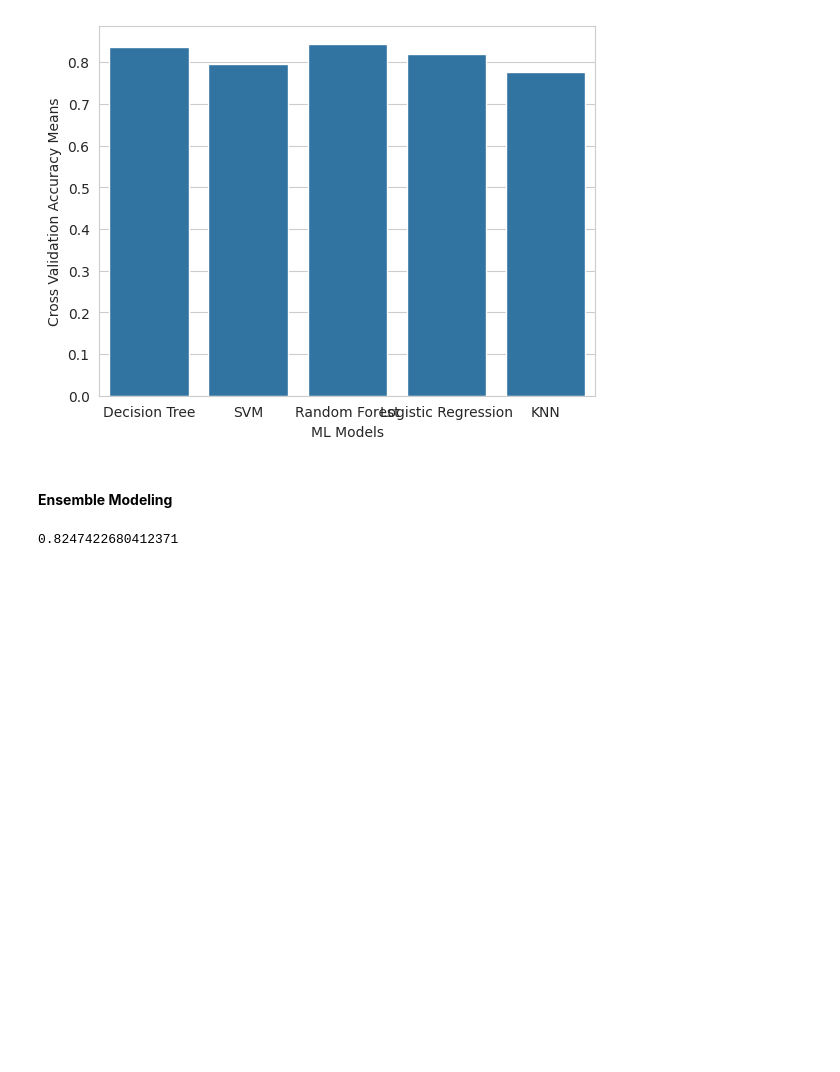
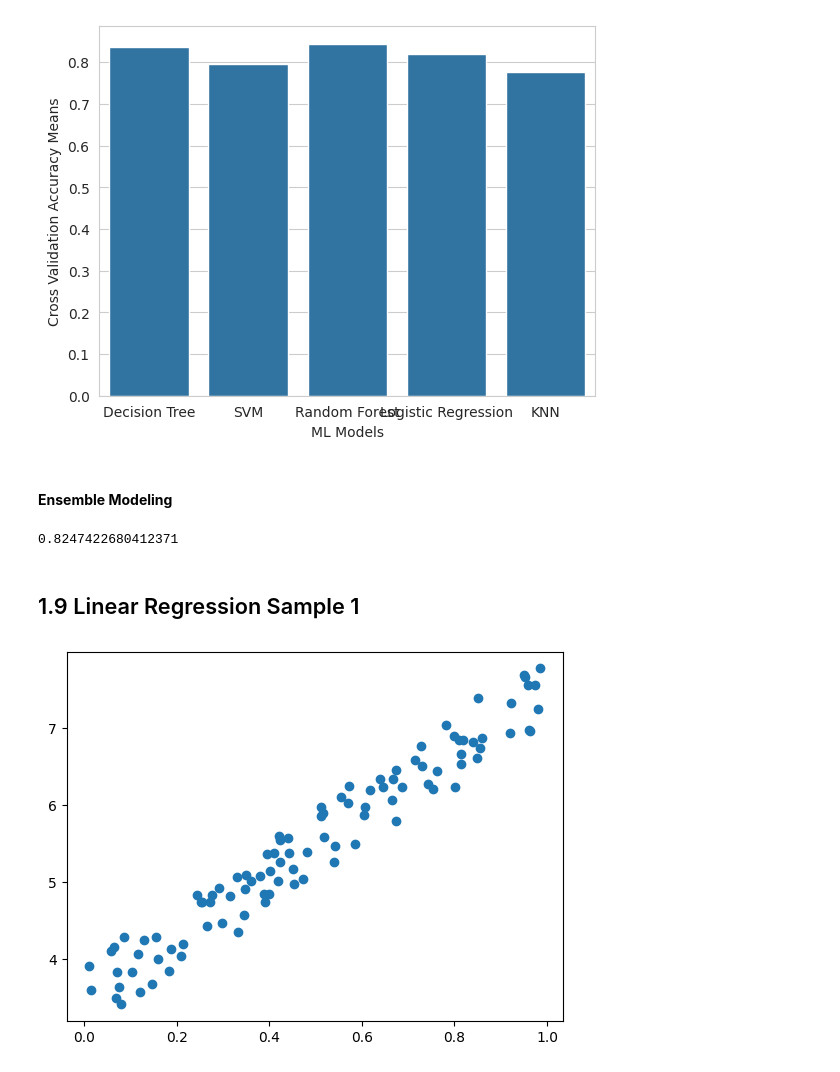
Before and after one commit to orhanaydinn/machineLearning, a Jupyter notebook: machineLearning_Techniques.ipynb, the cells around one changed output. Cells and saved outputs as stored; diff of their text form; code cells hidden in the pictures; blank space fills up the shorter version.

```diff
--- a/machineLearning_Techniques.ipynb
+++ b/machineLearning_Techniques.ipynb
@@ -1610,3 +1610,19 @@ voitingC = voitingC.fit(X_train, y_train)
 print(accuracy_score(y_test, voitingC.predict(X_test))) # Corrected the arguments to accuracy_score
 # %% [output]
 0.8247422680412371
+# %% [markdown]
+## 1.9 Linear Regression Sample 1
+# %%
+from sklearn.linear_model import LinearRegression
+import numpy as np
+import matplotlib.pyplot as plt
+import pandas as pd
+
+#Create a Data
+X = np.random.rand(100,1)
+y = 3 + 4 * X + np.random.rand(100,1)
+
+plt.scatter(X,y)
+plt.show()
+# %% [output]
+[figure, added]
```
Also changed, not shown: parts of 17 cells of this notebook.
